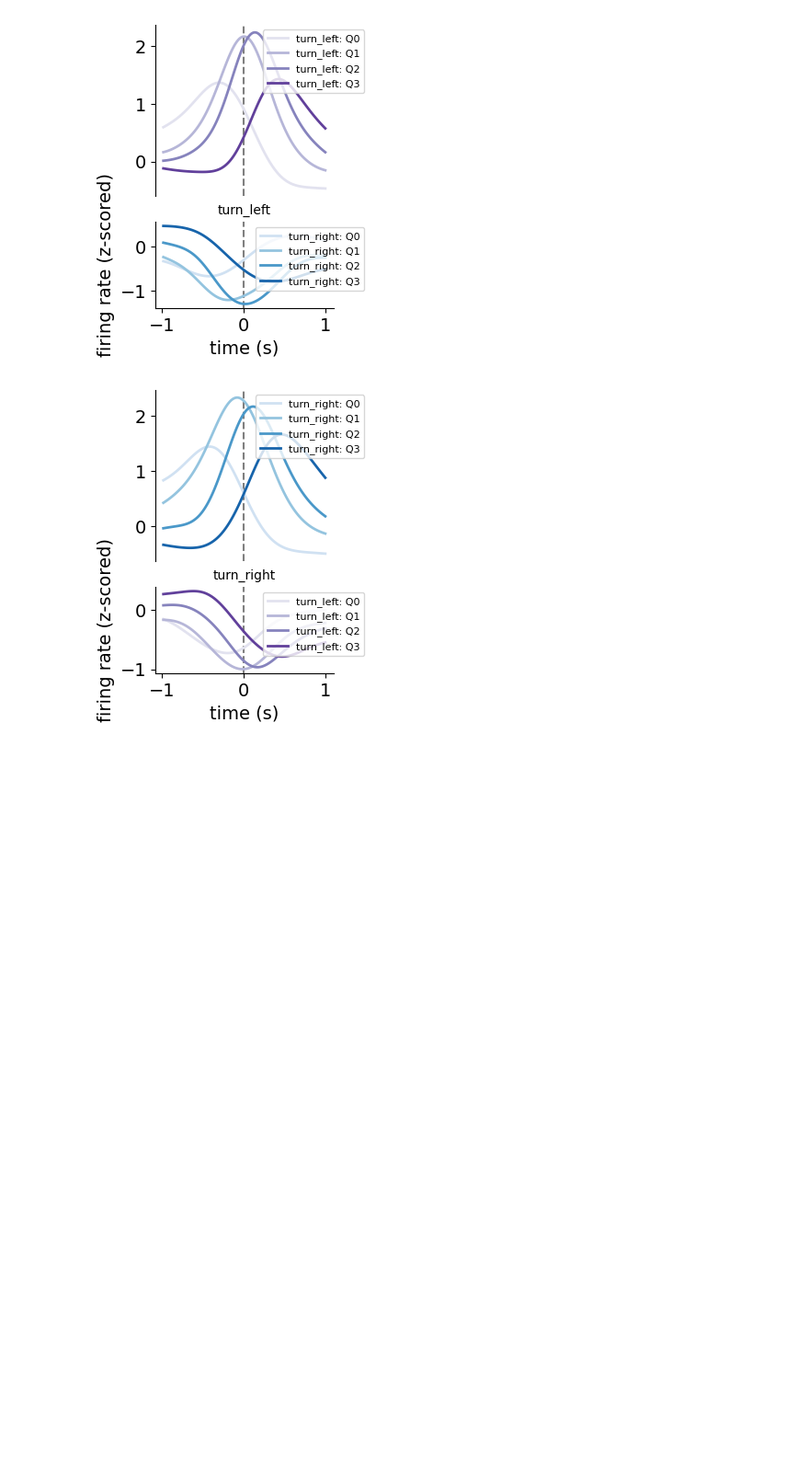
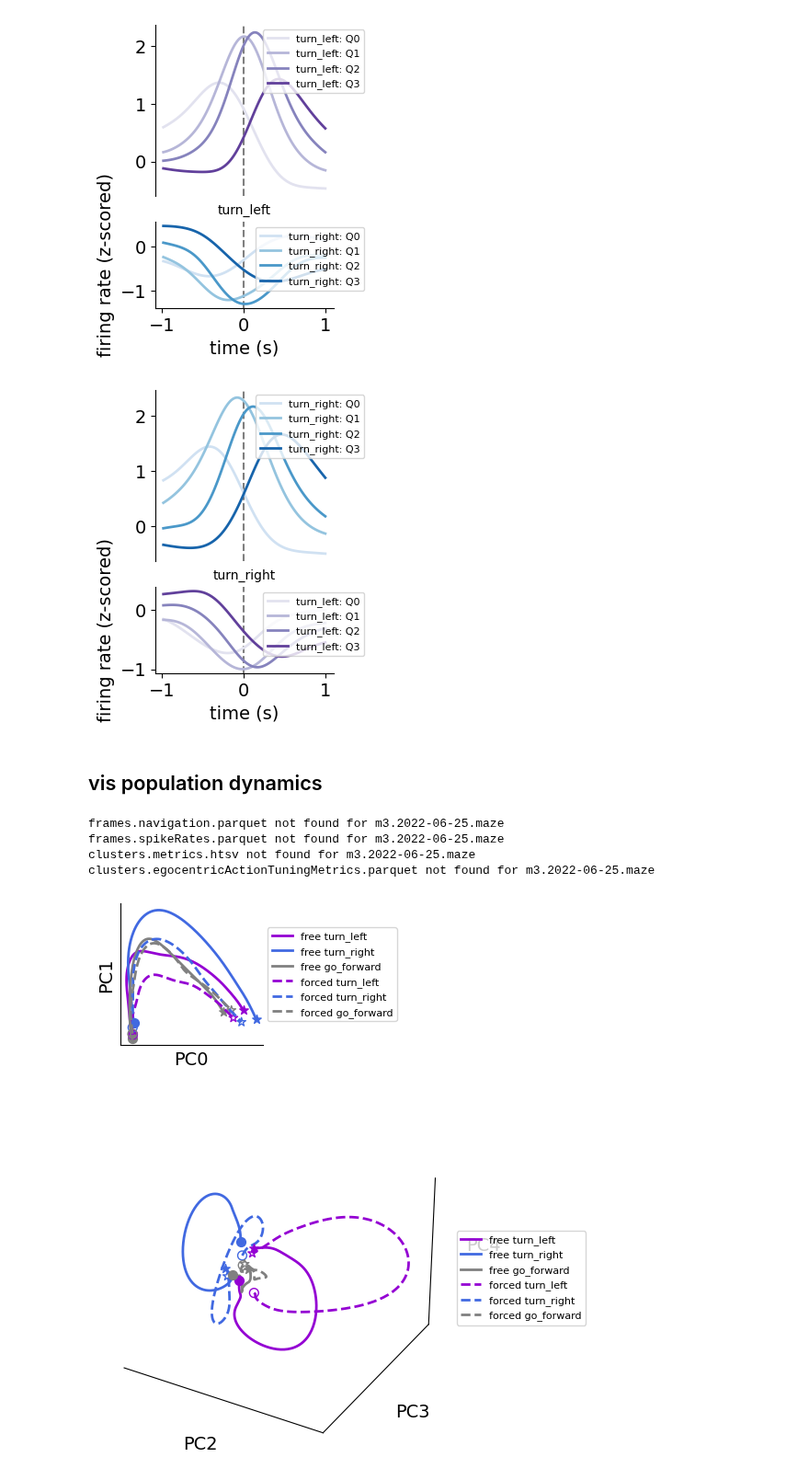
Before and after one commit to peterdoohan/GridMaze-mFC, a Jupyter notebook: Notebooks/egocentric_action.ipynb, the cells around one changed output. Shown at 92% size. Cells and saved outputs as stored; diff of their text form; code cells hidden in the pictures; blank space fills up the shorter version.

Commit message:
updated dynamics plots for egocentic action

```diff
--- a/Notebooks/egocentric_action.ipynb
+++ b/Notebooks/egocentric_action.ipynb
@@ -85,3 +85,5 @@ for action in ["turn_left", "turn_right"]:
 # %% [output]
 [figure]
 [figure]
+# %% [markdown]
+## vis population dynamics
@@ -87,0 +92,21 @@ for action in ["turn_left", "turn_right"]:
+# %%
+activity_df, metrics_df = edy.get_population_tuning_df()
+# %% [output]
+frames.navigation.parquet not found for m3.2022-06-25.maze
+frames.spikeRates.parquet not found for m3.2022-06-25.maze
+clusters.metrics.htsv not found for m3.2022-06-25.maze
+clusters.egocentricActionTuningMetrics.parquet not found for m3.2022-06-25.maze
+# %%
+reload(edy)
+PC_set_1 = (0, 1)
+f, ax = edy._init_2D_plot(PC_set_1, figsize=(2, 2))
+edy.PC_plot(activity_df, metrics_df, PCs=PC_set_1, f=f, ax=ax)
+f.savefig("../results/egocentric_action/dynamics_1.pdf")
+
+PC_set_2 = (2, 3, 4)
+f, ax = edy._init_3D_plot(PC_set_1, figsize=(5, 5))
+edy.PC_plot(activity_df, metrics_df, PCs=PC_set_1, f=f, ax=ax)
+f.savefig("../results/egocentric_action/dynamics_2.pdf")
+# %% [output]
+[figure, added]
+[figure, added]
```
Also changed, not shown: parts of 1 cell of this notebook, 1 other file.
